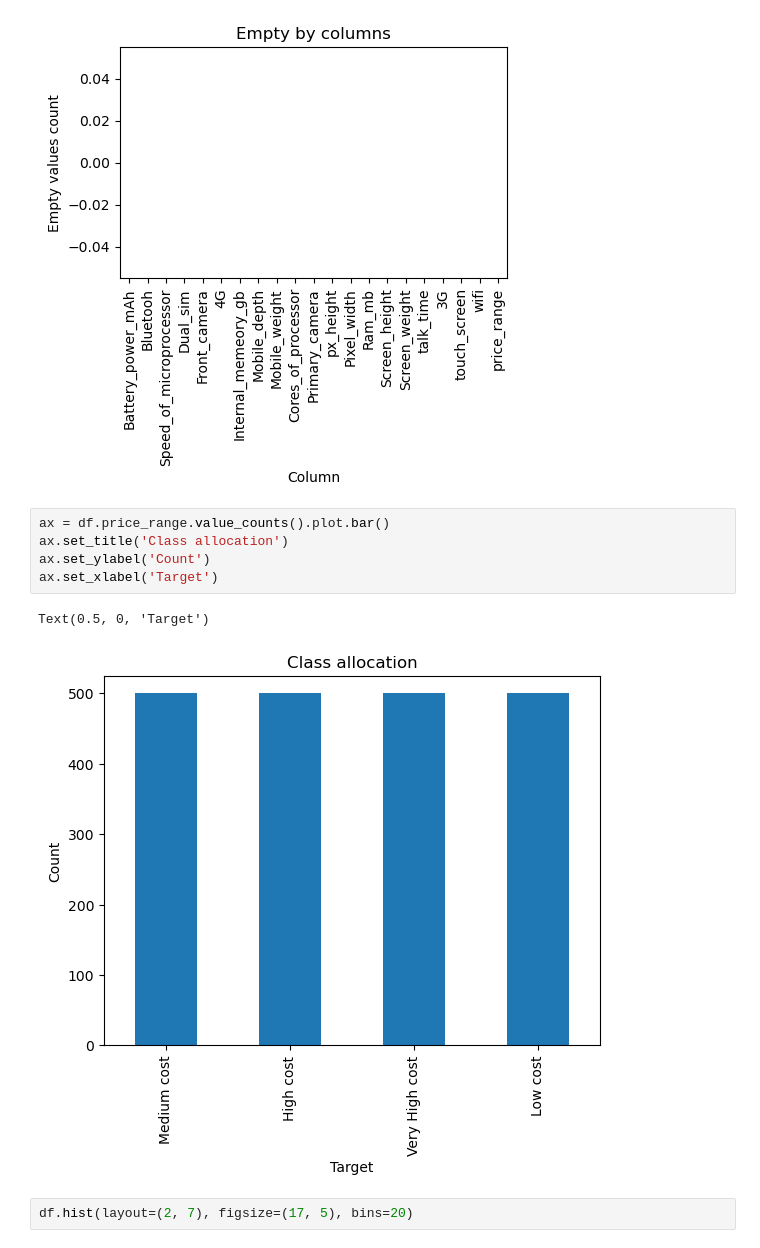
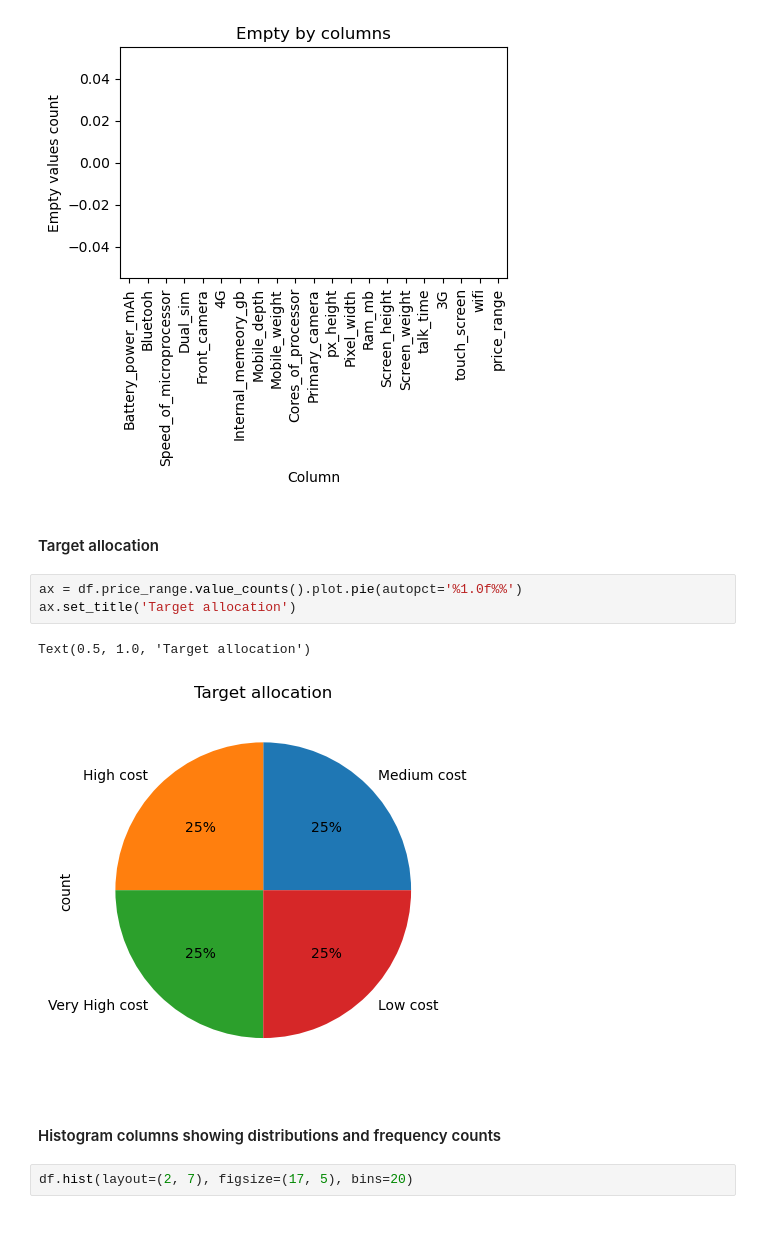
Before and after one commit to w1thoutiq/PhonePrice-Classification-API, a Jupyter notebook: PhonePrice.ipynb, the cells around one changed output. Saved outputs shown, nothing was run; the diff lists cells and outputs as text.

```diff
--- a/PhonePrice.ipynb
+++ b/PhonePrice.ipynb
@@ -58,14 +68,16 @@ ax.set_xlabel('Column')
 # %% [output]
 Text(0.5, 0, 'Column')
 [figure]
+# %% [markdown]
+#### Target allocation
 # %%
-ax = df.price_range.value_counts().plot.bar()
-ax.set_title('Class allocation')
-ax.set_ylabel('Count')
-ax.set_xlabel('Target')
+ax = df.price_range.value_counts().plot.pie(autopct='%1.0f%%')
+ax.set_title('Target allocation')
 # %% [output]
-Text(0.5, 0, 'Target')
+Text(0.5, 1.0, 'Target allocation')
-[figure, old version]
+[figure, new version]
+# %% [markdown]
+#### Histogram columns showing distributions and frequency counts
 # %%
 df.hist(layout=(2, 7), figsize=(17, 5), bins=20)
 # %% [output]
```
Also changed, not shown: parts of 43 cells of this notebook.
